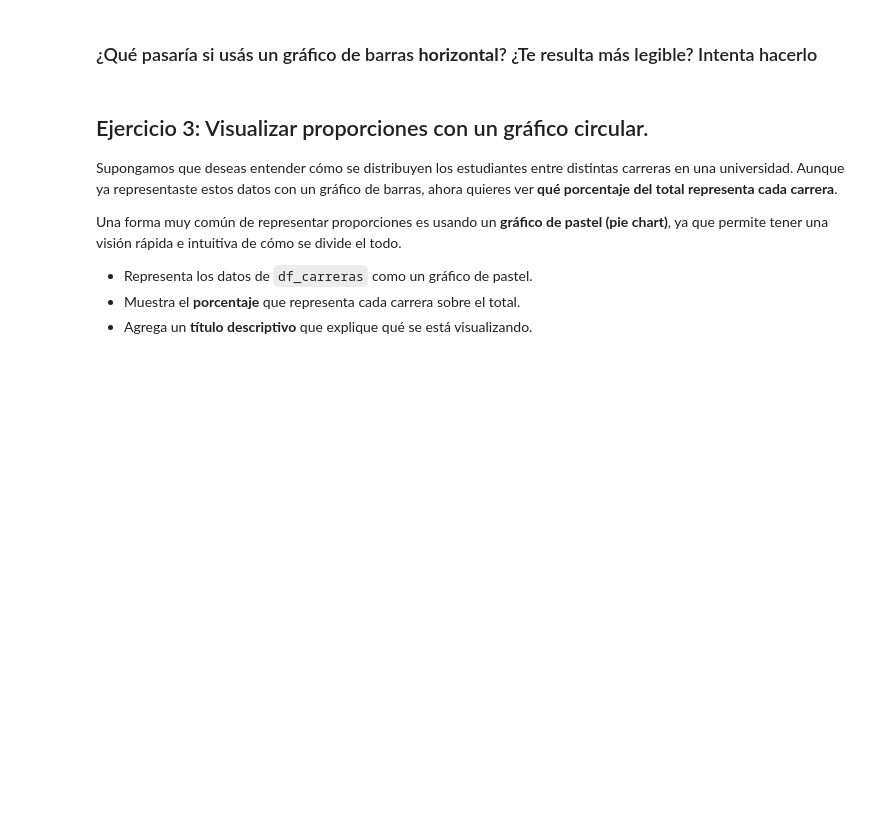
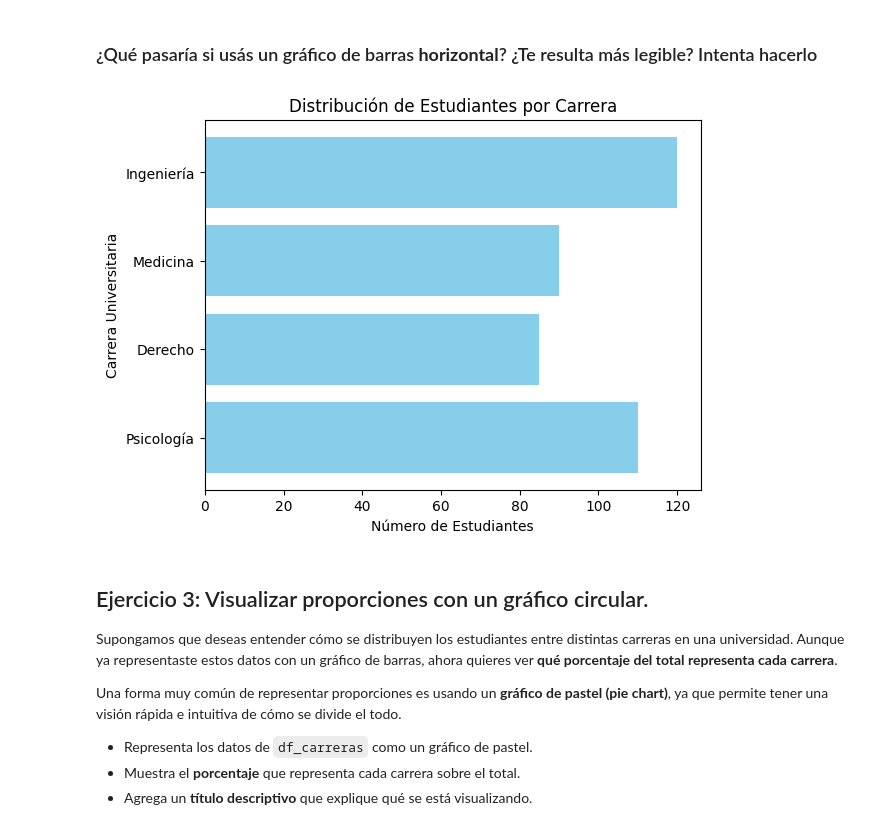
Before and after one commit to javiercriao5-creator/visualization-exercises-with-matplot-and-seaborn, a Jupyter notebook: notebook/problems.es.ipynb, the cells around one changed output. Cells and saved outputs as stored; diff of their text form; code cells hidden in the pictures; blank space fills up the shorter version.

Commit message:
ejercicios de visualizacion

```diff
--- a/notebook/problems.es.ipynb
+++ b/notebook/problems.es.ipynb
@@ -127,3 +125,19 @@ plt.show()
+# %%
+# tu código
+import matplotlib.pyplot as plt
+
+carreras = ['Ingeniería', 'Medicina', 'Derecho', 'Psicología']
+estudiantes = [120, 90, 85, 110]
+
+plt.barh(carreras, estudiantes, color='skyblue')
+plt.xlabel('Número de Estudiantes')
+plt.ylabel('Carrera Universitaria')
+plt.title('Distribución de Estudiantes por Carrera')
+plt.gca().invert_yaxis()
+
+plt.show()
+# %% [output]
+[figure, added]
 # %% [markdown]
 ## Ejercicio 3: Visualizar proporciones con un gráfico circular.
 
```
Also changed, not shown: parts of 15 cells of this notebook.
